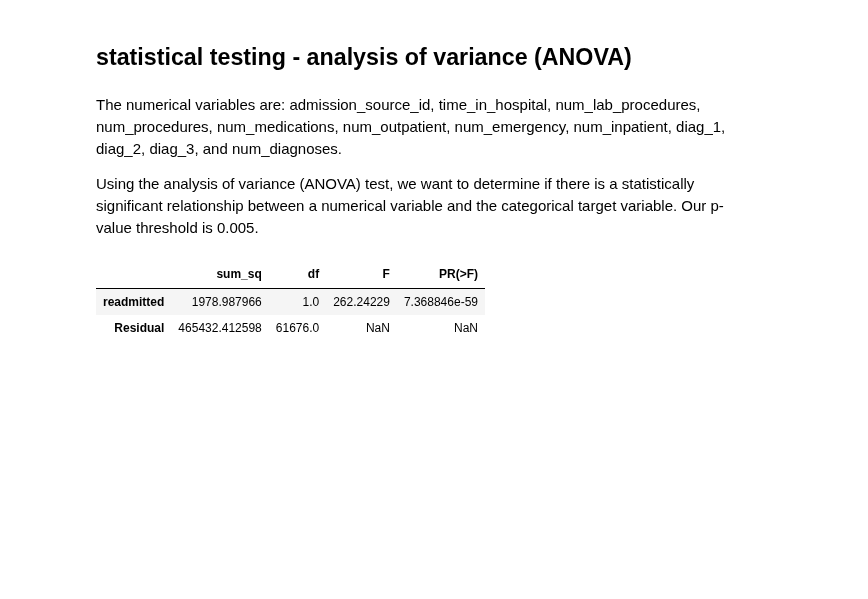
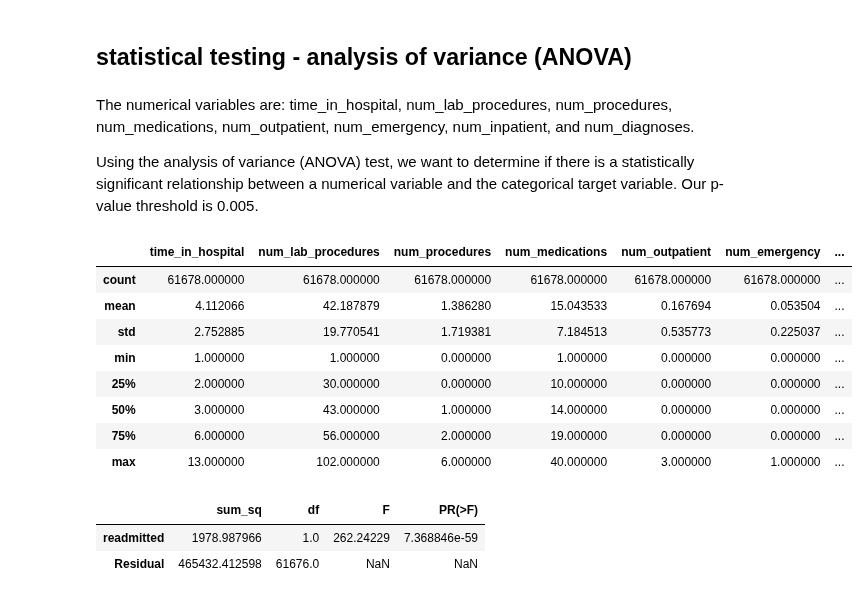
Before and after one commit to annasophiat/diabetic-readmissions, a Jupyter notebook: diabetes_statistical_analysis.ipynb, the cells around one changed output. Cells and saved outputs as stored; diff of their text form; code cells hidden in the pictures; blank space fills up the shorter version.

```diff
--- a/diabetes_statistical_analysis.ipynb
+++ b/diabetes_statistical_analysis.ipynb
@@ -274,9 +274,21 @@ diabetes.head()
 # %% [markdown]
 ## statistical testing - analysis of variance (ANOVA)
 # %% [markdown]
-The numerical variables are: admission_source_id, time_in_hospital, num_lab_procedures, num_procedures, num_medications, num_outpatient, num_emergency, num_inpatient, diag_1, diag_2, diag_3, and num_diagnoses.
+The numerical variables are: time_in_hospital, num_lab_procedures, num_procedures, num_medications, num_outpatient, num_emergency, num_inpatient, and num_diagnoses.
 
 Using the analysis of variance (ANOVA) test, we want to determine if there is a statistically significant relationship between a numerical variable and the categorical target variable. Our p-value threshold is 0.005.
+# %%
+diabetes.describe()
+# %% [output]
+|  | time_in_hospital | num_lab_procedures | num_procedures | num_medications | num_outpatient | num_emergency | ... |
+| count | 61678.000000 | 61678.000000 | 61678.000000 | 61678.000000 | 61678.000000 | 61678.000000 | ... |
+| mean | 4.112066 | 42.187879 | 1.386280 | 15.043533 | 0.167694 | 0.053504 | ... |
+| std | 2.752885 | 19.770541 | 1.719381 | 7.184513 | 0.535773 | 0.225037 | ... |
+| min | 1.000000 | 1.000000 | 0.000000 | 1.000000 | 0.000000 | 0.000000 | ... |
+| 25% | 2.000000 | 30.000000 | 0.000000 | 10.000000 | 0.000000 | 0.000000 | ... |
+| 50% | 3.000000 | 43.000000 | 1.000000 | 14.000000 | 0.000000 | 0.000000 | ... |
+| 75% | 6.000000 | 56.000000 | 2.000000 | 19.000000 | 0.000000 | 0.000000 | ... |
+| max | 13.000000 | 102.000000 | 6.000000 | 40.000000 | 3.000000 | 1.000000 | ... |
 # %%
 # define a function that performs the ANOVA test and returns a results table
 
```
Also changed, not shown: parts of 19 cells of this notebook.
